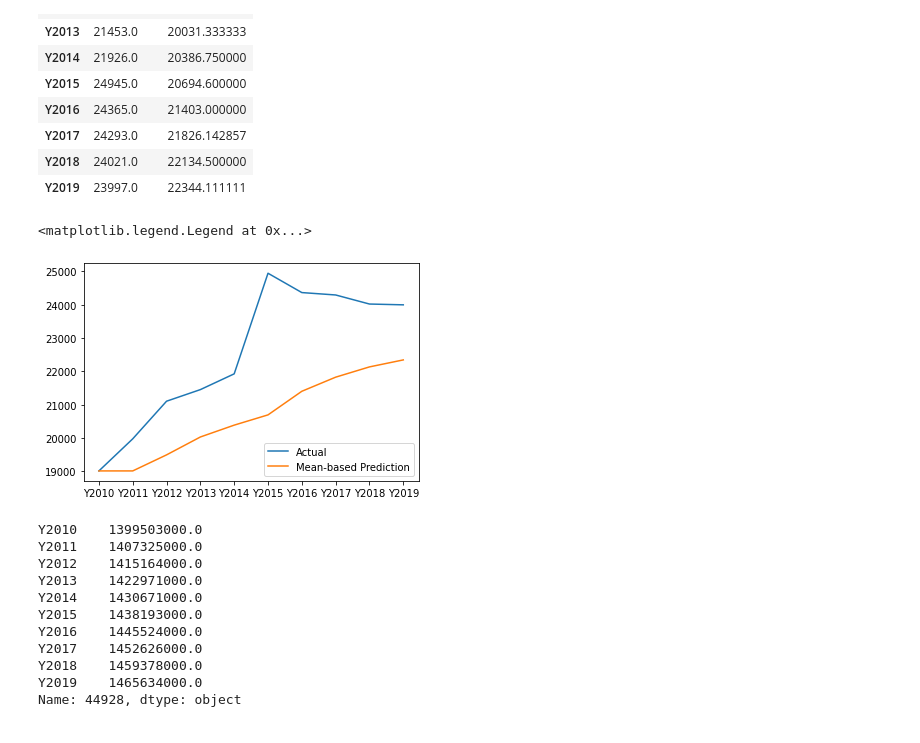
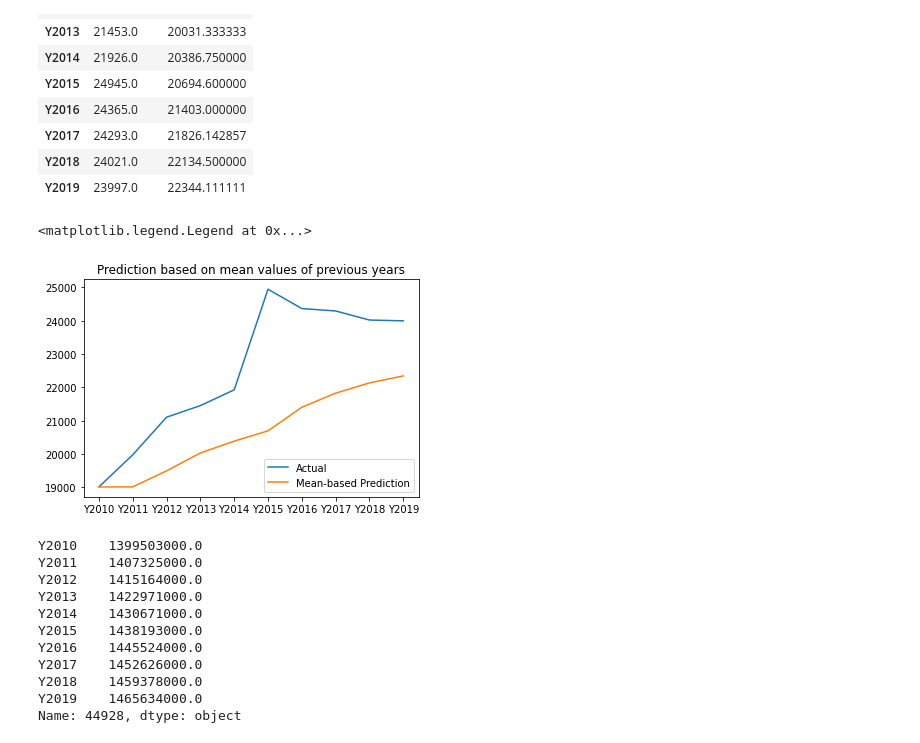
Before and after one commit to murathansygl/Food-Supply-Chain, a Jupyter notebook: module_2.ipynb, the cells around one changed output. Cells and saved outputs as stored; diff of their text form; code cells hidden in the pictures.

```diff
--- a/module_2.ipynb
+++ b/module_2.ipynb
@@ -179,10 +221,11 @@ losses
 # %%
 plt.plot(losses.index,losses["Actual"])
 plt.plot(losses.index,losses.MeanBasedPred)
+plt.title("Prediction based on mean values of previous years")
 plt.legend(['Actual', 'Mean-based Prediction'], loc='lower right')
 # %% [output]
 <matplotlib.legend.Legend at 0x...>
-[figure, old version]
+[figure, new version]
 # %%
 population=df[df["Element"]=="Total Population - Both sexes"]
 population=population[population.Area=="China"].iloc[0,4:]*1000
```
Also changed, not shown: parts of 49 cells of this notebook, 8 other files.
